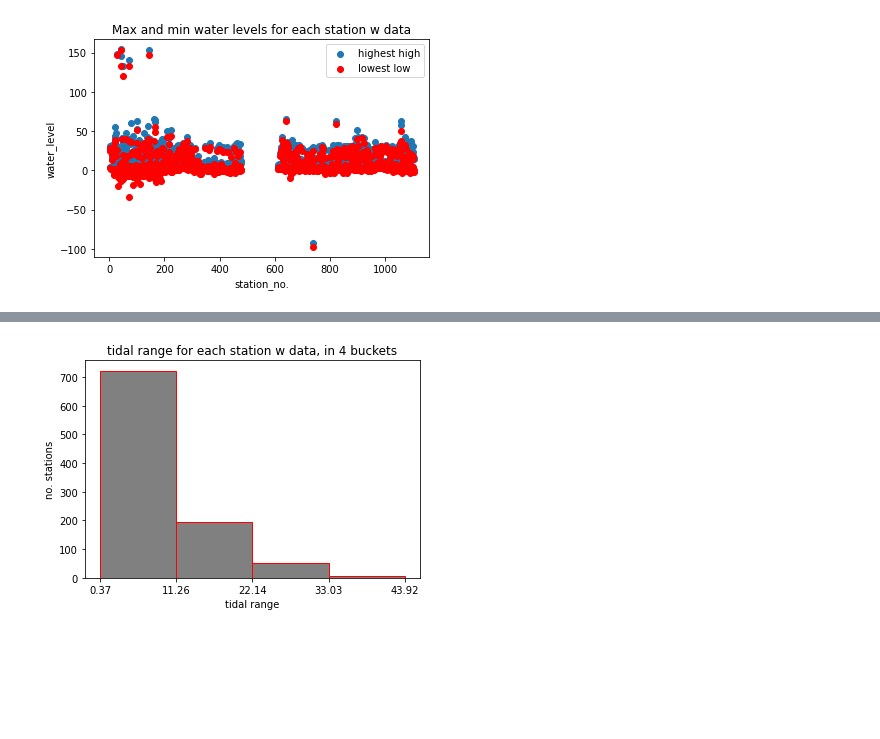
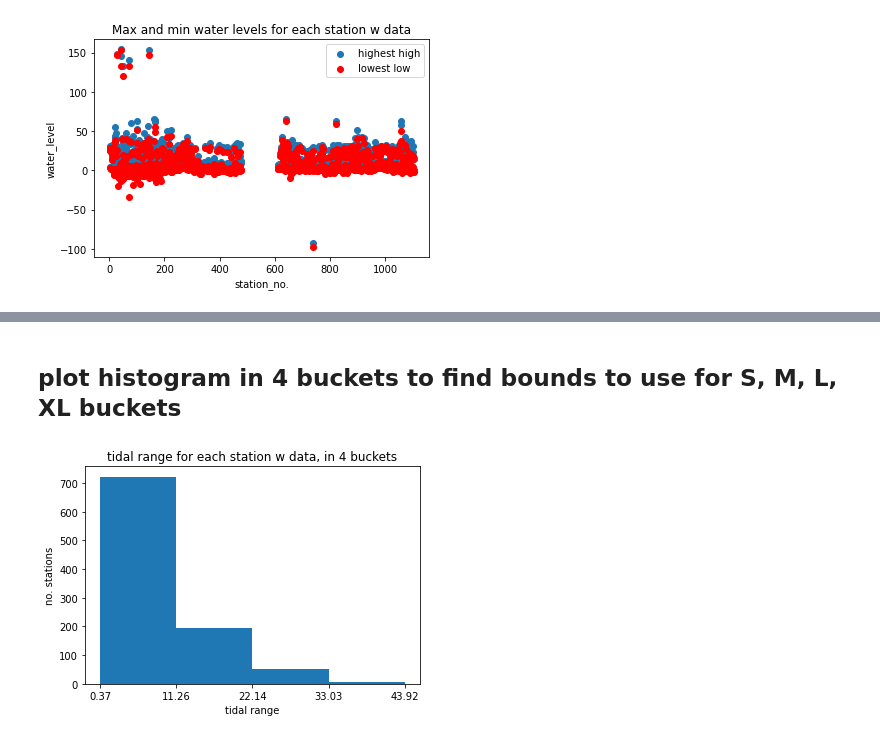
Before and after one commit to samuel-casey/CA_Premium, a Jupyter notebook: notebook/Tidal range.ipynb, the cells around one changed output, grey strips where cells are left out. Cells and saved outputs as stored; diff of their text form; code cells hidden in the pictures; blank space fills up the shorter version.

Commit message:
cleaned up jupyter notebook analyzing tidal ranges

```diff
--- a/notebook/Tidal range.ipynb
+++ b/notebook/Tidal range.ipynb
@@ -3,16 +18,21 @@ import csv
 import pandas as pd
 import matplotlib.pyplot as plt
 
+# import all station ids from a csv that contains all ids in a single column
 all_stations_2d = pd.read_csv('../csvs/all_station_ids.csv').values.tolist()
 all_stations = [i[0] for i in all_stations_2d]
 
+# create empty lists for highest highs, lowest lows, and tidal ranges of each station
 highest_highs = []
 lowest_lows = []
+t_ranges = []
 path = "../csvs/tide_predictions/"
 
+# counter variable and list to hold # of stations that should be included on x-axis for plots
 ex = 0
 exes = []
 
+# loop through csvs containing 2020 tide projections for all stations and get data on highest highs, lowest lows, tidal ranges
 for station in all_stations:
     index = all_stations.index(station)
     file_name = path + str(all_stations[index]) + "_2020.csv"
@@ -22,21 +42,24 @@ for station in all_stations:
         min_level = min(df.water_level)
         highest_highs.append(max_level)
         lowest_lows.append(min_level)
+        t_ranges.append(max_level - min_level)
         ex += 1
         exes.append(ex)
 
-
+# find highest high and lowest low for all stations
 highest_high = max(highest_highs)
 lowest_low = min(lowest_lows)
+
+# find & print max and min of all water levels
 max_min_water_levels = (highest_high, lowest_low)
-
 print(f"Highest high, lowest low: {max_min_water_levels}")
 
+# add title, labels to plot
 plt.title('Max and min water levels for each station w data')
 plt.xlabel('station_no.')
 plt.ylabel('water_level')
 
-
+# create and show a scatter plot with data on highest highs and lowest lows
 highs = plt.scatter(exes, highest_highs)
 lows = plt.scatter(exes, lowest_lows, c="red")
 plt.legend((highs, lows), ('highest high', 'lowest low'), loc="upper right")
@@ -242,41 +114,19 @@ print(len(t_range_under_16_5))
+# %% [markdown]
+## plot histogram in 4 buckets to find bounds to use for S, M, L, XL buckets
 # %%
-ex = 0
-exes = []
-station_objs = []
-t_ranges = []
-
-for station in all_stations:
-    station_obj = {}
-    index = all_stations.index(station)
-    file_name = path + all_stations[index] + "_2020.csv"
-    df = pd.read_csv(file_name)
-    if len(df.index) > 3:
-        max_level = max(df.water_level)
-        min_level = min(df.water_level)
-        highest_highs.append(max_level)
-        lowest_lows.append(min_level)
-        station_obj['max_level'] = max_level
-        station_obj['min_level'] = min_level
-        station_obj['tidal_range'] = max_level - min_level
-        ex += 1
-        exes.append(ex)
-        station_objs.append(station_obj)
-        t_ranges.append(station_obj['tidal_range'])
-
-
 fig, ax = plt.subplots()
 
 data = t_ranges
 
-counts, bins, patches = ax.hist(data, bins = 4 , facecolor='gray', edgecolor='red')
+counts, bins, patches = ax.hist(data, bins = 4)
 
 ax.set_xticks(bins)
 
 plt.title('tidal range for each station w data, in 4 buckets')
 plt.xlabel('tidal range')
 plt.ylabel('no. stations')
 
 
 plt.show()
 # %% [output]
-[figure, old version]
+[figure, new version]
```
Also changed, not shown: parts of 13 cells of this notebook.
